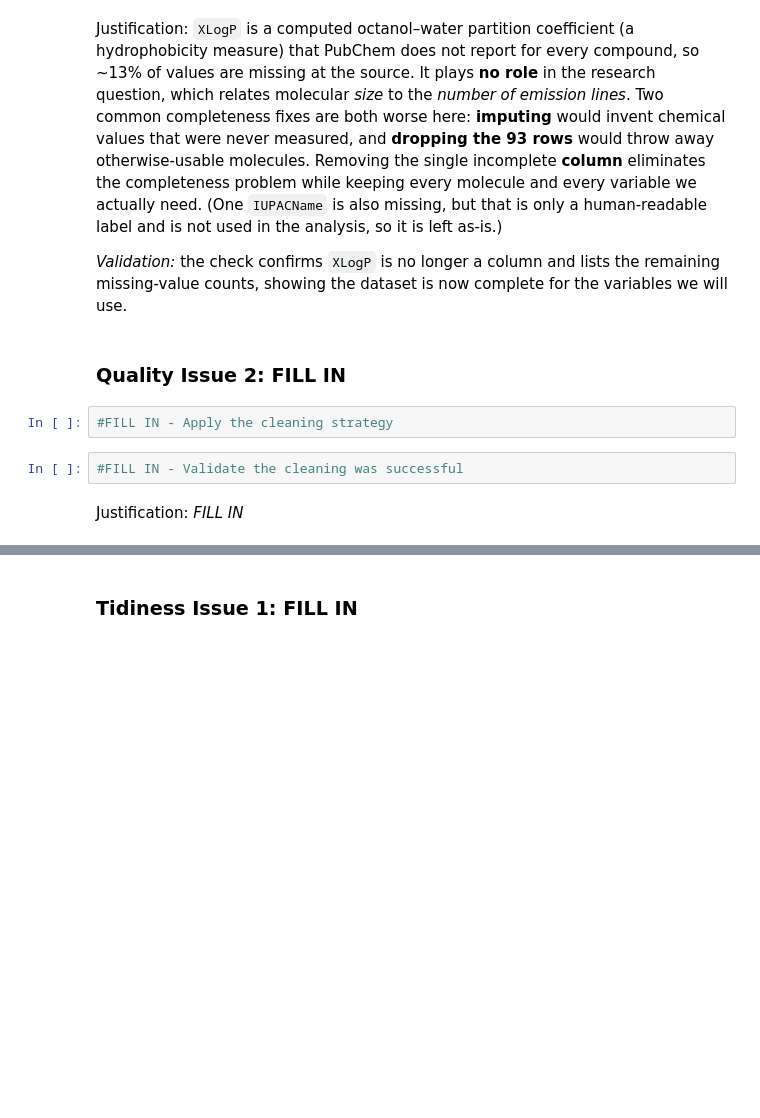
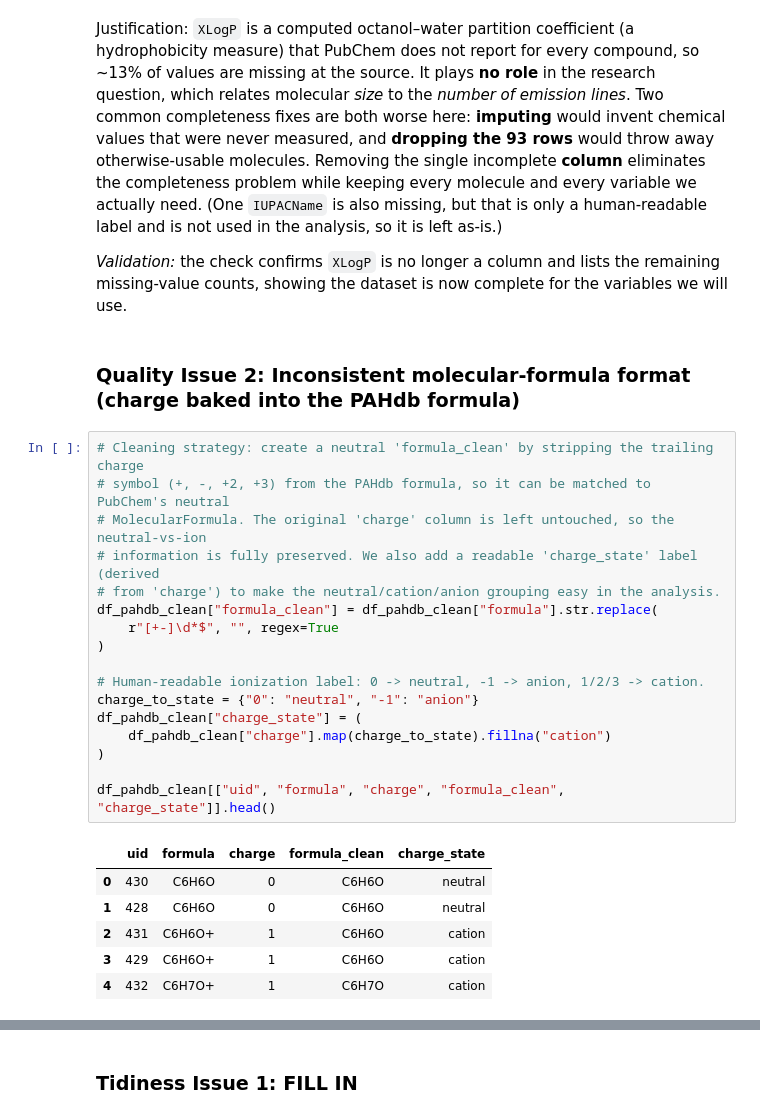
Before and after one commit to thebreadishard/udacity-data-wrangling, a Jupyter notebook: Data_Wrangling_Project_Starter.ipynb, the cells around one changed output, grey strips where cells are left out. Saved outputs shown, nothing was run; the diff lists cells and outputs as text; blank space fills up the shorter version.

Commit message:
Clean Quality Issue 2: add neutral formula_clean + charge_state (charge preserved)

```diff
--- a/Data_Wrangling_Project_Starter.ipynb
+++ b/Data_Wrangling_Project_Starter.ipynb
@@ -563,11 +563,29 @@ dtype: int64
 Justification: `XLogP` is a computed octanol–water partition coefficient (a hydrophobicity measure) that PubChem does not report for every compound, so ~13% of values are missing at the source. It plays **no role** in the research question, which relates molecular *size* to the *number of emission lines*. Two common completeness fixes are both worse here: **imputing** would invent chemical values that were never measured, and **dropping the 93 rows** would throw away otherwise-usable molecules. Removing the single incomplete **column** eliminates the completeness problem while keeping every molecule and every variable we actually need. (One `IUPACName` is also missing, but that is only a human-readable label and is not used in the analysis, so it is left as-is.)
 
 *Validation:* the check confirms `XLogP` is no longer a column and lists the remaining missing-value counts, showing the dataset is now complete for the variables we will use.
-# %% [markdown]
-### **Quality Issue 2: FILL IN**
-# %%
-#FILL IN - Apply the cleaning strategy
-# %%
-#FILL IN - Validate the cleaning was successful
-# %% [markdown]
-Justification: *FILL IN*
+# %% [markdown]
+### **Quality Issue 2: Inconsistent molecular-formula format (charge baked into the PAHdb formula)**
+# %%
+# Cleaning strategy: create a neutral 'formula_clean' by stripping the trailing charge
+# symbol (+, -, +2, +3) from the PAHdb formula, so it can be matched to PubChem's neutral
+# MolecularFormula. The original 'charge' column is left untouched, so the neutral-vs-ion
+# information is fully preserved. We also add a readable 'charge_state' label (derived
+# from 'charge') to make the neutral/cation/anion grouping easy in the analysis.
+df_pahdb_clean["formula_clean"] = df_pahdb_clean["formula"].str.replace(
+    r"[+-]\d*$", "", regex=True
+)
+
+# Human-readable ionization label: 0 -> neutral, -1 -> anion, 1/2/3 -> cation.
+charge_to_state = {"0": "neutral", "-1": "anion"}
+df_pahdb_clean["charge_state"] = (
+    df_pahdb_clean["charge"].map(charge_to_state).fillna("cation")
+)
+
+df_pahdb_clean[["uid", "formula", "charge", "formula_clean", "charge_state"]].head()
+# %% [output]
+|  | uid | formula | charge | formula_clean | charge_state |
+| 0 | 430 | C6H6O | 0 | C6H6O | neutral |
+| 1 | 428 | C6H6O | 0 | C6H6O | neutral |
+| 2 | 431 | C6H6O+ | 1 | C6H6O | cation |
+| 3 | 429 | C6H6O+ | 1 | C6H6O | cation |
+| 4 | 432 | C6H7O+ | 1 | C6H7O | cation |
```
Also changed, not shown: parts of 2 cells of this notebook.
